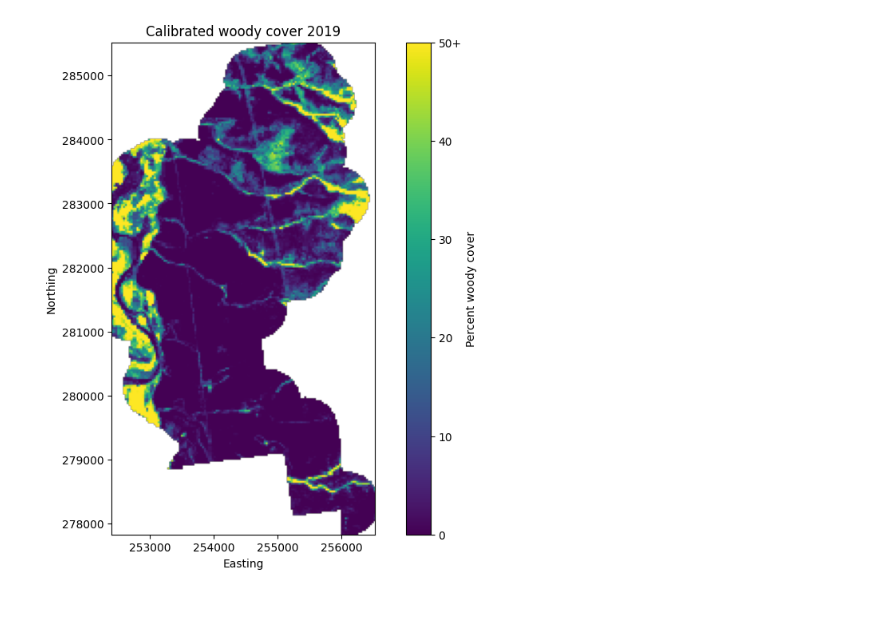
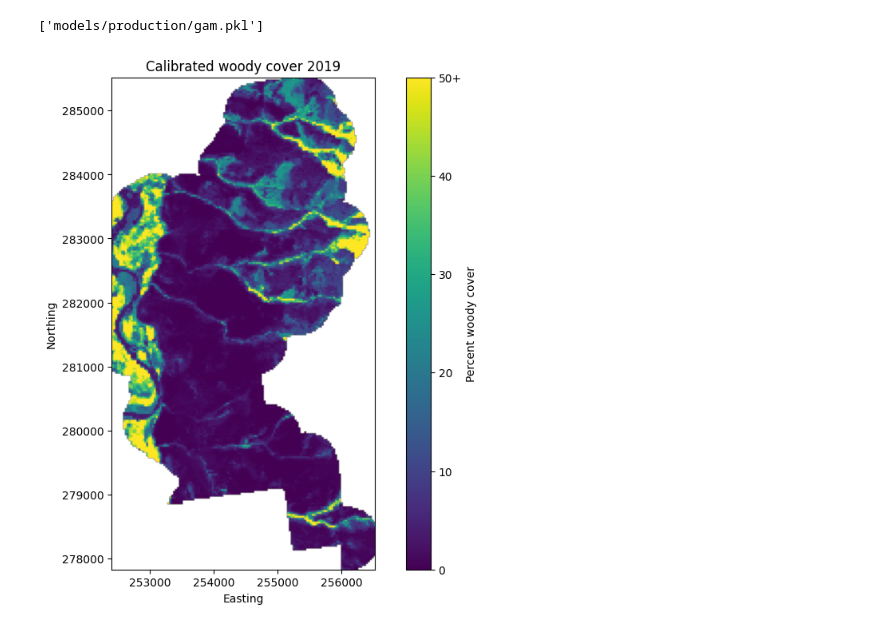
Before and after one commit to mosscoder/calibrate_rap, a Jupyter notebook: 08_training_set_eval.ipynb, the cells around one changed output. Saved outputs shown, nothing was run; the diff lists cells and outputs as text; code cells hidden in the pictures.

```diff
--- a/08_training_set_eval.ipynb
+++ b/08_training_set_eval.ipynb
@@ -288,28 +335,28 @@ Y_production = np.array(Y)
 lgb_production_mod = lgb.LGBMRegressor(**params)
 
 lgb_production_mod.fit(X_production, Y_production)
-y_pred_production = lgb_production_mod.predict(X_production)
+lgb_pred_production = lgb_production_mod.predict(X_production)
+
+gam = LinearGAM(n_splines=10)
+gam.fit(lgb_pred_production.reshape(-1, 1), Y_production)
+
+# 4. Predict with the GAM model
+final_preds = gam.predict(lgb_pred_production.reshape(-1, 1))
+final_preds = np.clip(final_preds, 0, 100)
+
+#use joblib to dump lgb_production_mod and gam
+os.makedirs('models/production', exist_ok=True)
+joblib.dump(lgb_production_mod, 'models/production/lgb.pkl')
+joblib.dump(gam, 'models/production/gam.pkl')
+# %% [output]
+['models/production/gam.pkl']
-# %%
-y_pred_production_cvr = []
-coords = []
-model_dir = 'results/models/production'
-os.makedirs(model_dir, exist_ok=True)
-
-for cvr in [0.0, 1.0, 2.0]:
-    X, Y, gpd_train_points, params = load_cvr_items(cvr)
-
-    lgb_production_mod = lgb.LGBMRegressor(**params)
-    lgb_production_mod.fit(X, Y)
-    joblib.dump(lgb_production_mod, os.path.join(model_dir, f'lgb_production_mod_{cvr}.pkl'))
-
-    y_pred_production_cvr.append(lgb_production_mod.predict(X))
-    coords.append(gpd_train_points.geometry.apply(lambda geom: (geom.x, geom.y)).tolist())
 # %%
 # Extract coordinates from the GeoDataFrame
-coords = [coord for sublist in coords for coord in sublist]
-y_pred_production = np.concatenate(y_pred_production_cvr)
+x_coords = gpd_train_points['geometry'].apply(lambda geom: geom.x)
+y_coords = gpd_train_points['geometry'].apply(lambda geom: geom.y)
 
-x_coords, y_coords = zip(*coords)
+coords = list(zip(x_coords, y_coords))
+
 # Determine the bounds of the raster
 min_x, max_x = min(x_coords), max(x_coords)
 min_y, max_y = min(y_coords), max(y_coords)
@@ -319,32 +366,32 @@ resolution = 30  # Adjust as needed
 
 # Calculate the number of rows and columns
 width = int((max_x - min_x) / resolution)
 height = int((max_y - min_y) / resolution)
 
 # Create a transform for the raster
 transform = from_origin(min_x, max_y, resolution, resolution)
 
 # Create an empty raster with NaN values
 raster = np.full((height, width), np.nan)
 
 # Rasterize the predictions
 for i, (x, y) in enumerate(coords):
     col = int((x - min_x) / resolution)
     row = int((max_y - y) / resolution)
     if 0 <= row < height and 0 <= col < width:
-        raster[row, col] = y_pred_production[i]
+        raster[row, col] = np.clip(final_preds[i], 0, 100)
 
 # Create a masked array to handle NaN values for transparency
 masked_raster = np.ma.masked_invalid(raster)
 
 # Plot the raster
 plt.figure(figsize=(10, 8))
 im = plt.imshow(masked_raster, extent=(min_x, max_x, min_y, max_y), cmap='viridis', vmin=0, vmax=50)
 cbar = plt.colorbar(im, label='Percent woody cover')
 cbar.ax.set_yticklabels([0, 10, 20, 30, 40, '50+'])
 plt.xlabel('Easting')
 plt.ylabel('Northing')
 plt.title('Calibrated woody cover 2019')
 plt.show()
 # %% [output]
-[figure, old version]
+[figure, new version]
```
Also changed, not shown: parts of 6 cells of this notebook, 23 other files.
